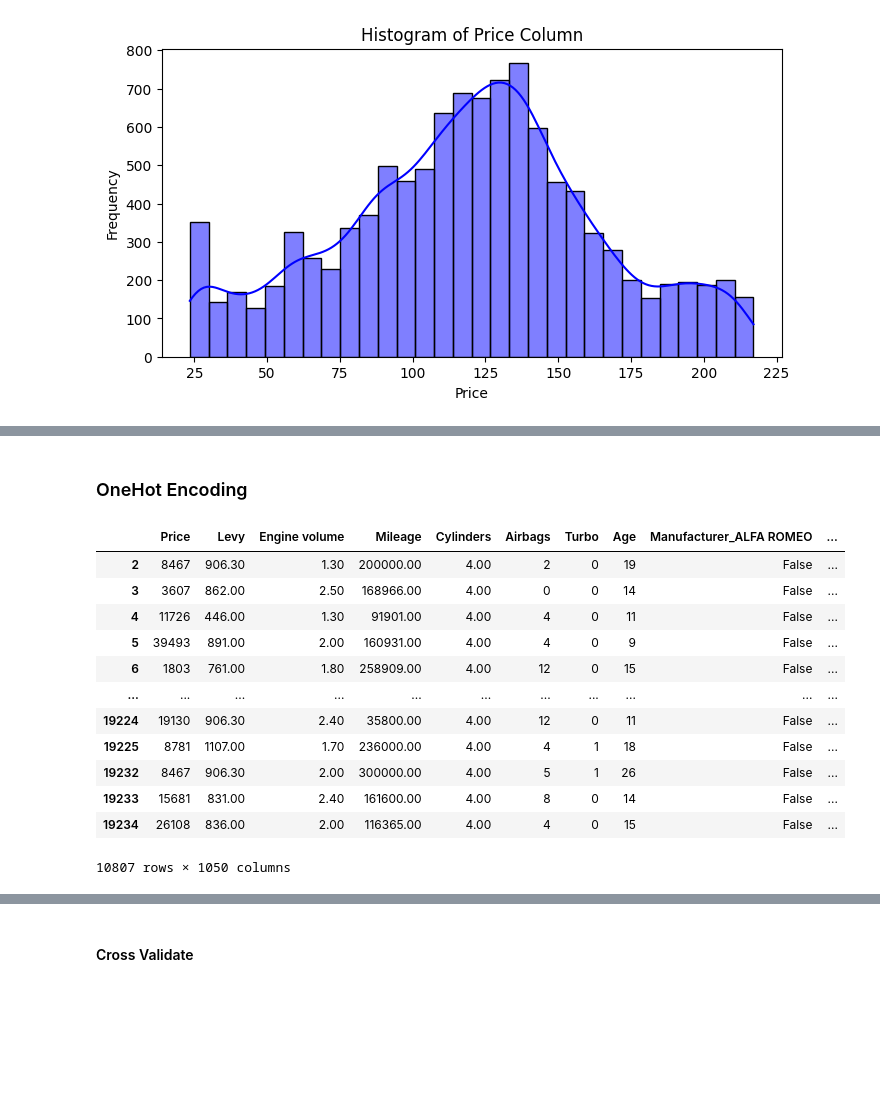
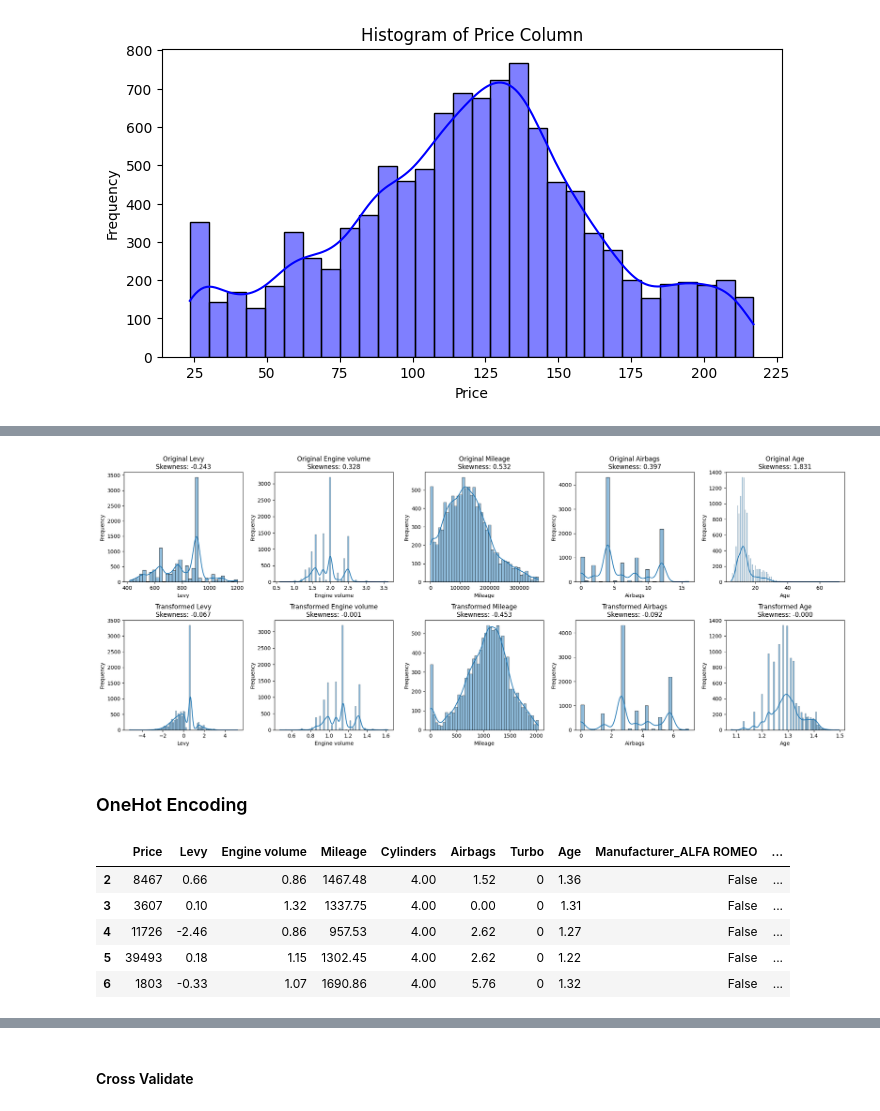
Before and after one commit to minhquana1906/used-car-price-prediction, a Jupyter notebook: notebooks/experiments.ipynb, the cells around one changed output, grey strips where cells are left out. Drawn from its saved outputs; the diff is of its cells as text; code cells hidden in the pictures; blank space fills up the shorter version.

```diff
--- a/notebooks/experiments.ipynb
+++ b/notebooks/experiments.ipynb
@@ -926,2 +982,30 @@ dtype: int64
+# %%
+df_transformed = df.copy()
+
+qt = QuantileTransformer(output_distribution='normal')
+df_transformed['Levy'] = qt.fit_transform(df[['Levy']])
+
+
+for col in ['Engine volume', 'Mileage', 'Airbags', 'Age']:
+    df_transformed[col], _ = boxcox(df[col] + 1)
+
+
+fig, axes = plt.subplots(2, len(cols_to_plot), figsize=(20, 8))
+
+for i, col in enumerate(cols_to_plot):
+    sns.histplot(df[col], kde=True, ax=axes[0, i])
+    axes[0, i].set_title(f'Original {col}\nSkewness: {stats.skew(df[col]):.3f}')
+    axes[0, i].set_xlabel(col)
+    axes[0, i].set_ylabel('Frequency')
+
+    sns.histplot(df_transformed[col], kde=True, ax=axes[1, i])
+    axes[1, i].set_title(f'Transformed {col}\nSkewness: {stats.skew(df_transformed[col]):.3f}')
+    axes[1, i].set_xlabel(col)
+    axes[1, i].set_ylabel('Frequency')
+
+plt.tight_layout()
+plt.show()
+# %% [output]
+[figure, added]
 # %% [markdown]
 ### OneHot Encoding
@@ -939,23 +1023,16 @@ scoring = {
     'mse': make_scorer(mean_squared_error)
 }
 # %%
-df_onehot = df.copy(deep=True)
+df_onehot = df_transformed.copy(deep=True)
 df_onehot = pd.get_dummies(df_onehot, columns=categorical_features, drop_first=True)
-df_onehot
+df_onehot.head()
 # %% [output]
 |  | Price | Levy | Engine volume | Mileage | Cylinders | Airbags | Turbo | Age | Manufacturer_ALFA ROMEO | ... |
-| 2 | 8467 | 906.30 | 1.30 | 200000.00 | 4.00 | 2 | 0 | 19 | False | ... |
-| 3 | 3607 | 862.00 | 2.50 | 168966.00 | 4.00 | 0 | 0 | 14 | False | ... |
-| 4 | 11726 | 446.00 | 1.30 | 91901.00 | 4.00 | 4 | 0 | 11 | False | ... |
-| 5 | 39493 | 891.00 | 2.00 | 160931.00 | 4.00 | 4 | 0 | 9 | False | ... |
-| 6 | 1803 | 761.00 | 1.80 | 258909.00 | 4.00 | 12 | 0 | 15 | False | ... |
-| ... | ... | ... | ... | ... | ... | ... | ... | ... | ... | ... |
-| 19224 | 19130 | 906.30 | 2.40 | 35800.00 | 4.00 | 12 | 0 | 11 | False | ... |
-| 19225 | 8781 | 1107.00 | 1.70 | 236000.00 | 4.00 | 4 | 1 | 18 | False | ... |
-| 19232 | 8467 | 906.30 | 2.00 | 300000.00 | 4.00 | 5 | 1 | 26 | False | ... |
-| 19233 | 15681 | 831.00 | 2.40 | 161600.00 | 4.00 | 8 | 0 | 14 | False | ... |
-| 19234 | 26108 | 836.00 | 2.00 | 116365.00 | 4.00 | 4 | 0 | 15 | False | ... |
+| 2 | 8467 | 0.66 | 0.86 | 1467.48 | 4.00 | 1.52 | 0 | 1.36 | False | ... |
+| 3 | 3607 | 0.10 | 1.32 | 1337.75 | 4.00 | 0.00 | 0 | 1.31 | False | ... |
+| 4 | 11726 | -2.46 | 0.86 | 957.53 | 4.00 | 2.62 | 0 | 1.27 | False | ... |
+| 5 | 39493 | 0.18 | 1.15 | 1302.45 | 4.00 | 2.62 | 0 | 1.22 | False | ... |
+| 6 | 1803 | -0.33 | 1.07 | 1690.86 | 4.00 | 5.76 | 0 | 1.32 | False | ... |
-10807 rows × 1050 columns
 # %%
 for col in df_onehot.columns:
     if df_onehot[col].dtype == 'bool':
```
Also changed, not shown: parts of 87 cells of this notebook, 1 other file.
